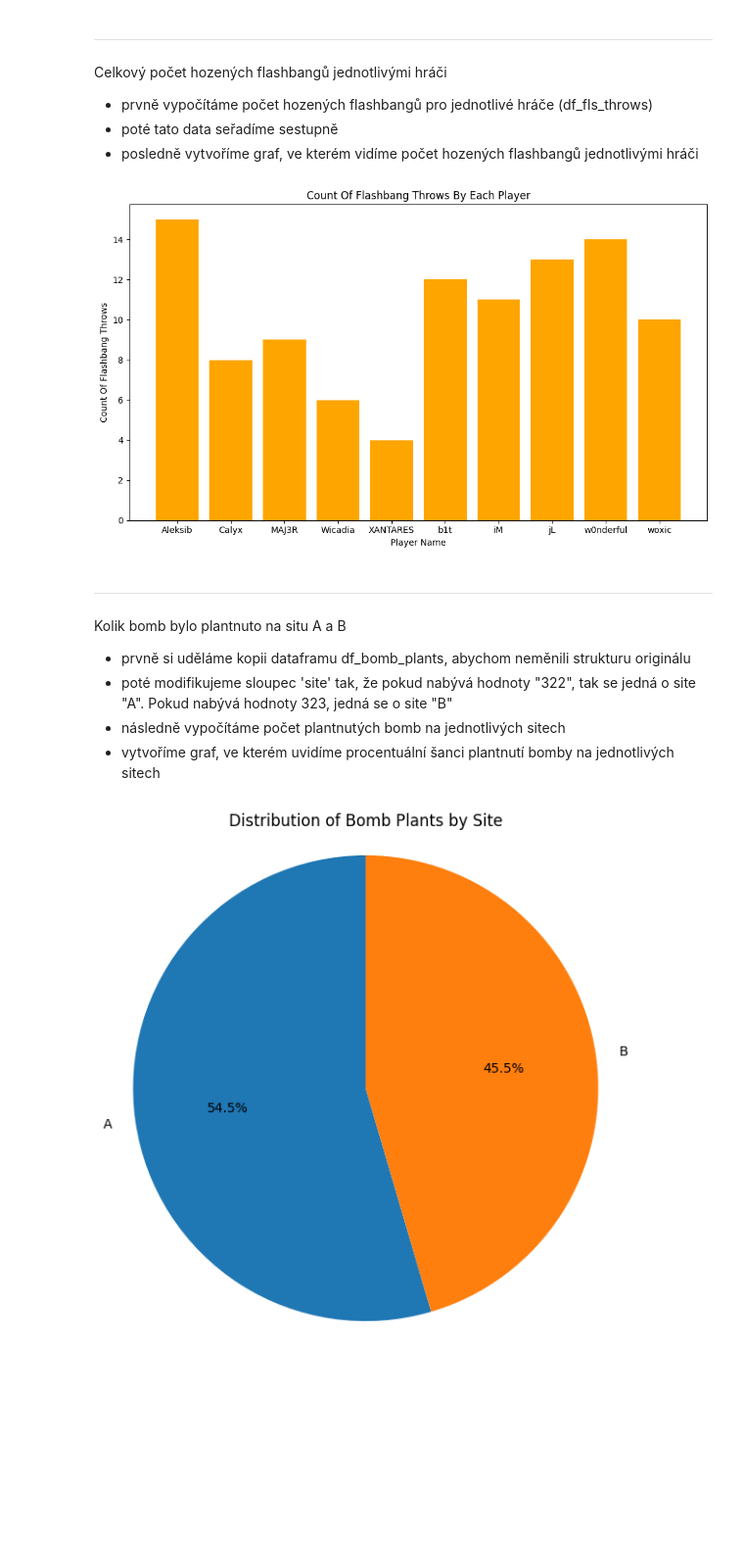
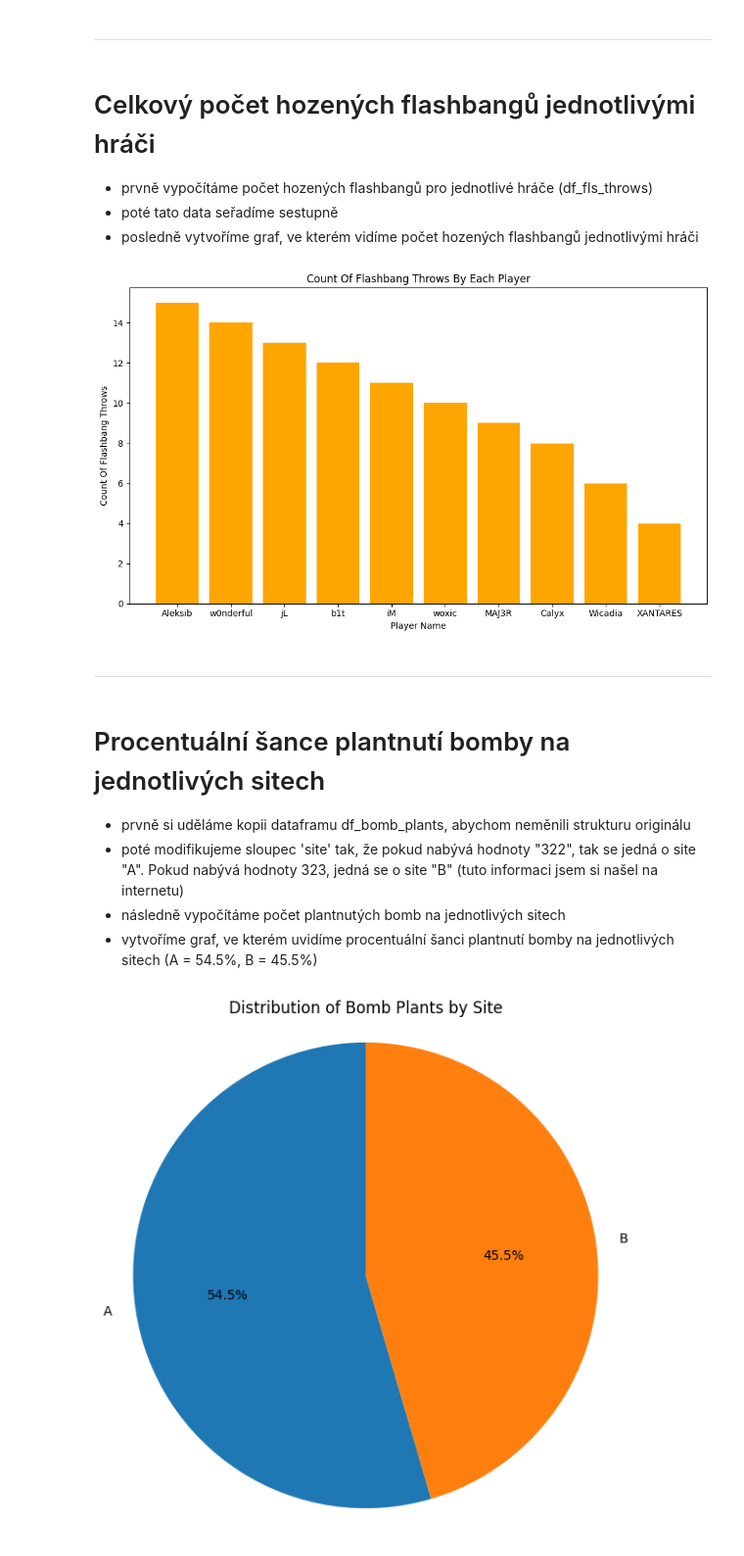
Before and after one commit to MartySagin/ESPORT, a Jupyter notebook: task1.ipynb, the cells around one changed output. Shown at 98% size. Saved outputs shown, nothing was run; the diff lists cells and outputs as text; code cells hidden in the pictures; blank space fills up the shorter version.

```diff
--- a/task1.ipynb
+++ b/task1.ipynb
@@ -613,40 +621,42 @@ draw_movement(df_flashbang_detonations, title='Flashbangs Detonations Positions'
 # %% [markdown]
 ---------------------------------------------------------------------------
 # %% [markdown]
-Celkový počet hozených flashbangů jednotlivými hráči
+# Celkový počet hozených flashbangů jednotlivými hráči
 - prvně vypočítáme počet hozených flashbangů pro jednotlivé hráče (df_fls_throws)
 - poté tato data seřadíme sestupně
 - posledně vytvoříme graf, ve kterém vidíme počet hozených flashbangů jednotlivými hráči
 # %%
 # Vypočítání počtu hozených flashbangů pro jednotlivé hráče
 df_fls_throws = df_flashbang_detonations.groupby('user_name').size().reset_index(name='count_of_flashbang_throws')
-df_fls_throws.sort_values(by='count_of_flashbang_throws', ascending=False)
+
+# Seřazení dat sestupně
+df_fls_throws = df_fls_throws.sort_values(by='count_of_flashbang_throws', ascending=False)
 
 # Vytvoření grafu
 plt.figure(figsize=(10, 6))
 plt.bar(df_fls_throws['user_name'], df_fls_throws['count_of_flashbang_throws'], color='orange')
 
 # Přidání názvů os a titulku grafu
 plt.xlabel('Player Name')
 plt.ylabel('Count Of Flashbang Throws')
 plt.title('Count Of Flashbang Throws By Each Player')
 
 # Nastavení hodnot na ose X (pro zajištění, že každé kolo bude na ose X)
 plt.xticks(df_fls_throws['user_name'])
 
 # Zobrazení grafu
 plt.tight_layout()
 plt.show()
 # %% [output]
-[figure, old version]
+[figure, new version]
 # %% [markdown]
 ---------------------------------------------------------------------------
 # %% [markdown]
-Kolik bomb bylo plantnuto na situ A a B
+# Procentuální šance plantnutí bomby na jednotlivých sitech
 - prvně si uděláme kopii dataframu df_bomb_plants, abychom neměnili strukturu originálu
-- poté modifikujeme sloupec 'site' tak, že pokud nabývá hodnoty "322", tak se jedná o site "A". Pokud nabývá hodnoty 323, jedná se o site "B"
+- poté modifikujeme sloupec 'site' tak, že pokud nabývá hodnoty "322", tak se jedná o site "A". Pokud nabývá hodnoty 323, jedná se o site "B" (tuto informaci jsem si našel na internetu)
 - následně vypočítáme počet plantnutých bomb na jednotlivých sitech
-- vytvoříme graf, ve kterém uvidíme procentuální šanci plantnutí bomby na jednotlivých sitech
+- vytvoříme graf, ve kterém uvidíme procentuální šanci plantnutí bomby na jednotlivých sitech (A = 54.5%, B = 45.5%)
 # %%
 # Vytvoření kopie dataframu df_bomb_plants
 df_bomb_plants_modified = df_bomb_plants.copy()
```
Also changed, not shown: parts of 9 cells of this notebook.
